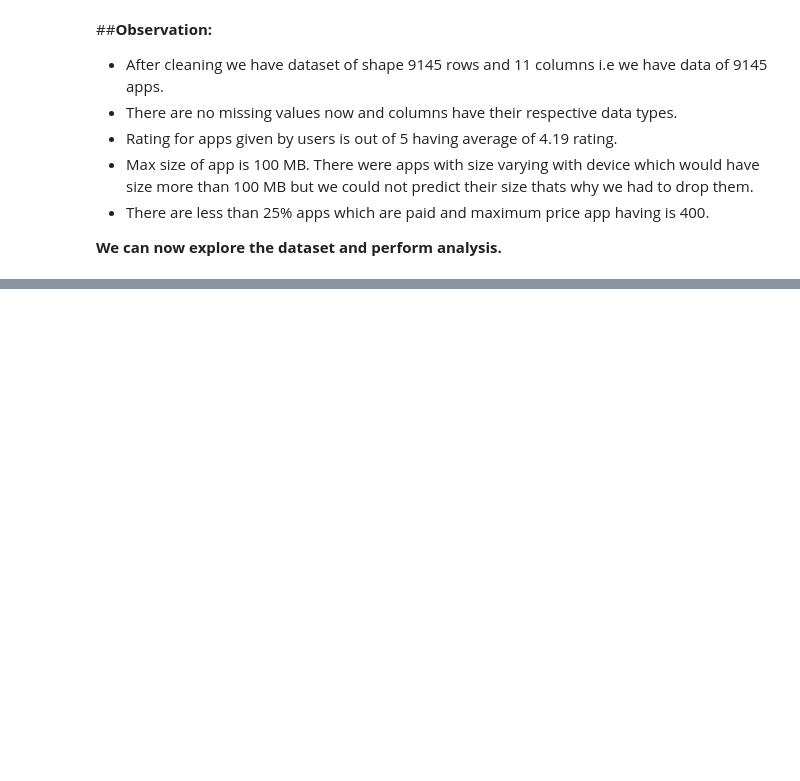
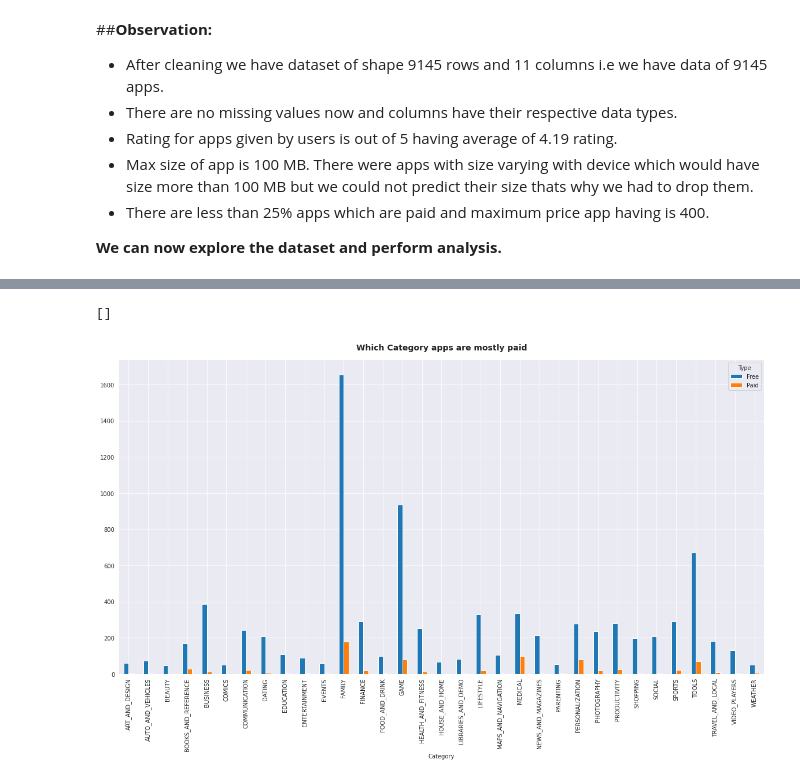
Before and after one commit to harishgawade1999/Playstore-App-Review-Analysis-, a Jupyter notebook: Harish_Play_Store_App_Review_Analysis_Capstone_Project.ipynb, the cells around one changed output, grey strips where cells are left out. Saved outputs shown, nothing was run; the diff lists cells and outputs as text; code cells hidden in the pictures; blank space fills up the shorter version.

```diff
--- a/Harish_Play_Store_App_Review_Analysis_Capstone_Project.ipynb
+++ b/Harish_Play_Store_App_Review_Analysis_Capstone_Project.ipynb
@@ -335,0 +369,8 @@ apps_data.describe()
+# %%
+paid = apps_data[apps_data['Type'] == 'Paid']
+Type_cat = apps_data.groupby('Category')['Type'].value_counts().unstack().plot.bar(figsize=(20,10), width=0.5)
+plt.title('Which Category apps are mostly paid', fontdict={ 'fontsize': 14,'fontweight':'bold'}, y=1.02)
+plt.plot()
+# %% [output]
+[]
+[figure, added]
```
Also changed, not shown: parts of 6 cells of this notebook.
